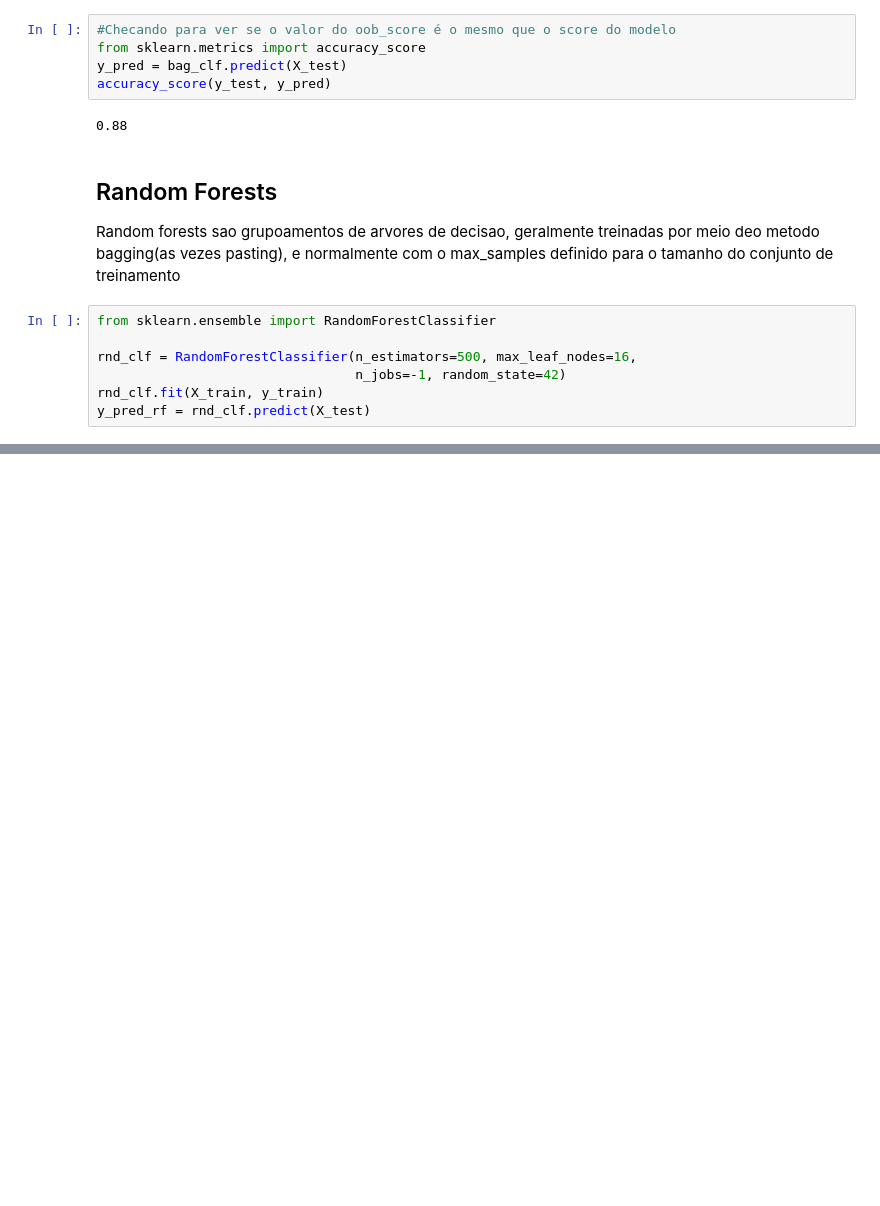
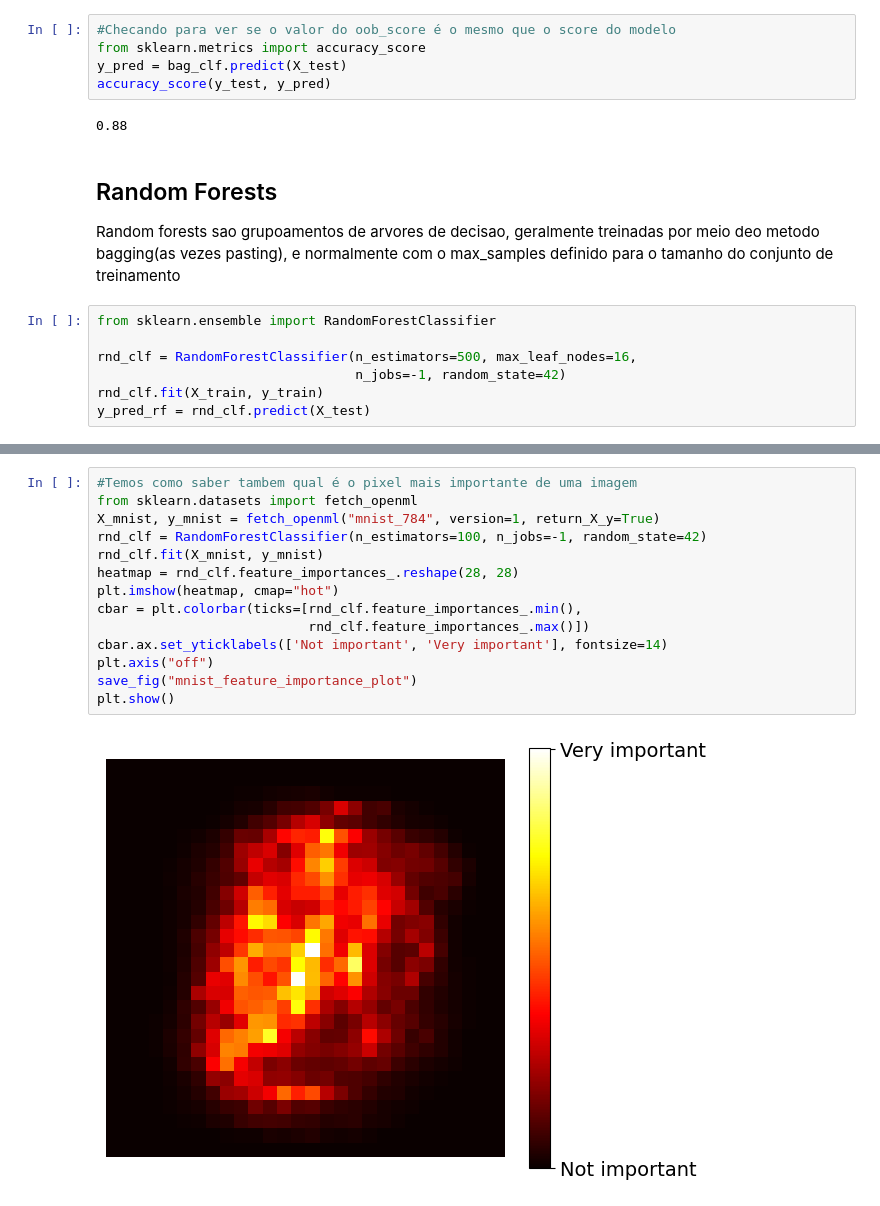
Before and after one commit to alvarosamp/Hands-On-Machine-Learning-with-Scikit-Learn--Keras--and-TensorFlow, a Jupyter notebook: Cap7 - EnsembleLearning/Notebook.ipynb, the cells around one changed output, grey strips where cells are left out. Saved outputs shown, nothing was run; the diff lists cells and outputs as text; blank space fills up the shorter version.

```diff
--- a/Cap7 - EnsembleLearning/Notebook.ipynb
+++ b/Cap7 - EnsembleLearning/Notebook.ipynb
@@ -205,0 +232,16 @@ y_pred_rf = rnd_clf.predict(X_test)
+# %%
+#Temos como saber tambem qual é o pixel mais importante de uma imagem
+from sklearn.datasets import fetch_openml
+X_mnist, y_mnist = fetch_openml("mnist_784", version=1, return_X_y=True)
+rnd_clf = RandomForestClassifier(n_estimators=100, n_jobs=-1, random_state=42)
+rnd_clf.fit(X_mnist, y_mnist)
+heatmap = rnd_clf.feature_importances_.reshape(28, 28)
+plt.imshow(heatmap, cmap="hot")
+cbar = plt.colorbar(ticks=[rnd_clf.feature_importances_.min(),
+                           rnd_clf.feature_importances_.max()])
+cbar.ax.set_yticklabels(['Not important', 'Very important'], fontsize=14)
+plt.axis("off")
+save_fig("mnist_feature_importance_plot")
+plt.show()
+# %% [output]
+[figure, added]
```
Also changed, not shown: parts of 19 cells of this notebook, 7 other files.
